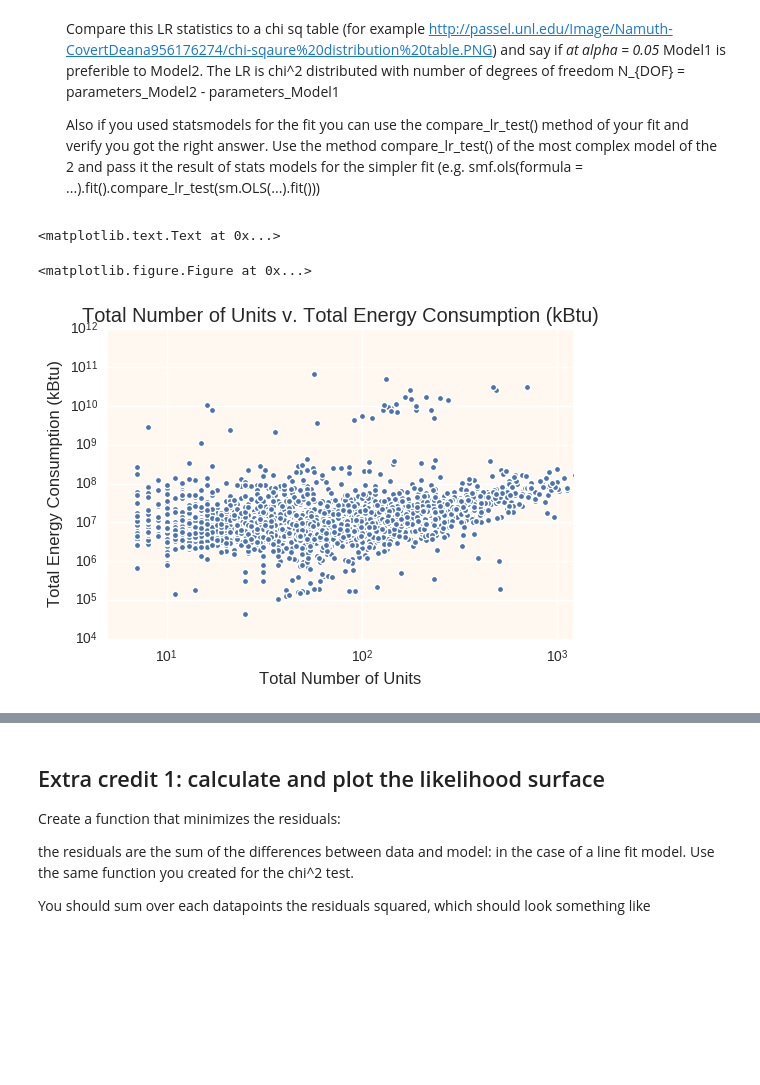
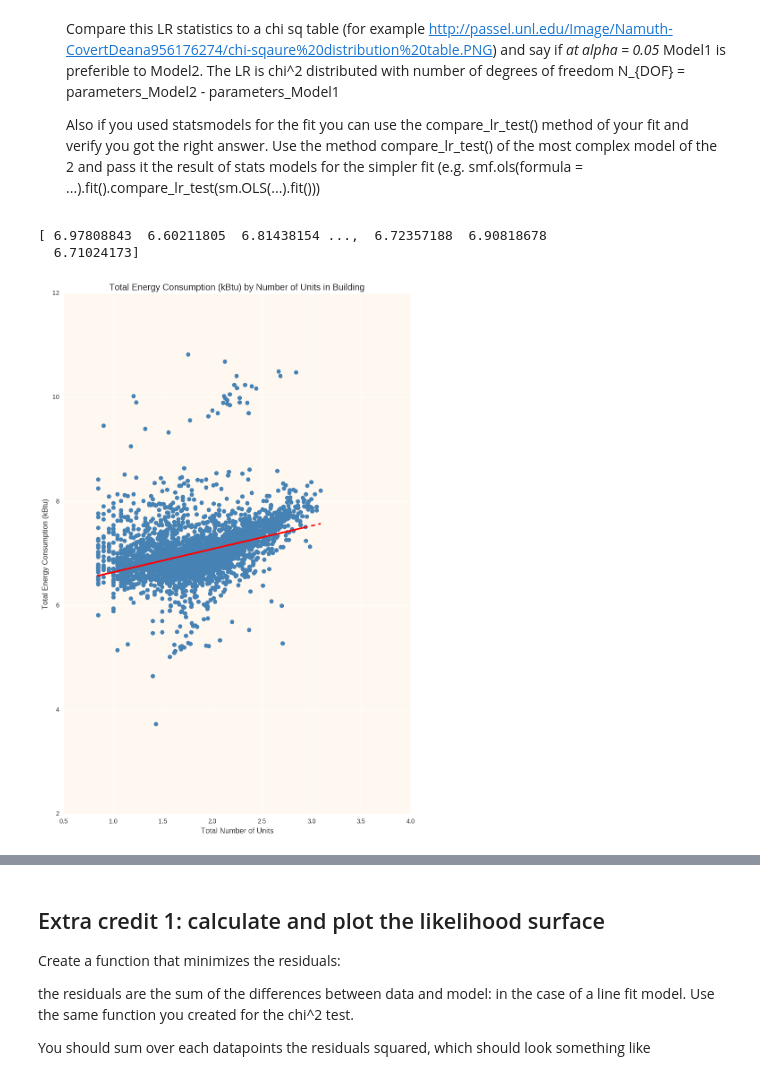
Before and after one commit to shayle/PUI2016_sl5335, a Jupyter notebook: HW6_sl5335/HW6_1_sl5335.ipynb, the cells around one changed output, grey strips where cells are left out. Cells and saved outputs as stored; diff of their text form; code cells hidden in the pictures; blank space fills up the shorter version.

```diff
--- a/HW6_sl5335/HW6_1_sl5335.ipynb
+++ b/HW6_sl5335/HW6_1_sl5335.ipynb
@@ -432,21 +434,20 @@ both for what you want to do logically (what changes as a functino of what) but
 # %%
 # fits and plots here
 # your plots should show datapoints (as scatter plot) and models (as lines)
-fig = pl.figure(figsize = (50, 50))
+fig = pl.figure(figsize = (10, 15))
 x = bblnrgdata_cut.UnitsTotal
 y = bblnrgdata_cut.site_eui_kbtu_total
-x_model = np.log10(np.linspace(1, 10000, 1000))
-x_model = sm.add_constant(x_model)
 X = sm.add_constant(np.log10(x))
 linmodel = sm.OLS(np.log10(y), X, missing='drop').fit()
-bblnrgdata_cut.plot.scatter('UnitsTotal', 'site_eui_kbtu_total', loglog = True)
-pl.loglog(x_model, linmodel.predict(x_model), '--')
+pl.plot(np.log10(x), np.log10(y), 'o')
+pl.plot(np.log10(x), linmodel.predict(X), 'r--')
 pl.xlabel('Total Number of Units')
 pl.ylabel('Total Energy Consumption (kBtu)')
-ylim(10e3, 10e11)
-xlim(5, 1200)
-pl.title('Total Number of Units v. Total Energy Consumption (kBtu)')
+ylim(2, 12)
+xlim(0.5, 4)
+pl.title('Total Energy Consumption (kBtu) by Number of Units in Building')
+print (linmodel.predict(X))
 # %% [output]
-<matplotlib.text.Text at 0x...>
+[ 6.97808843  6.60211805  6.81438154 ...,  6.72357188  6.90818678
+  6.71024173]
-<matplotlib.figure.Figure at 0x...>
-[figure, old version]
+[figure, new version]
```
Also changed, not shown: parts of 14 cells of this notebook, 1 other file.
